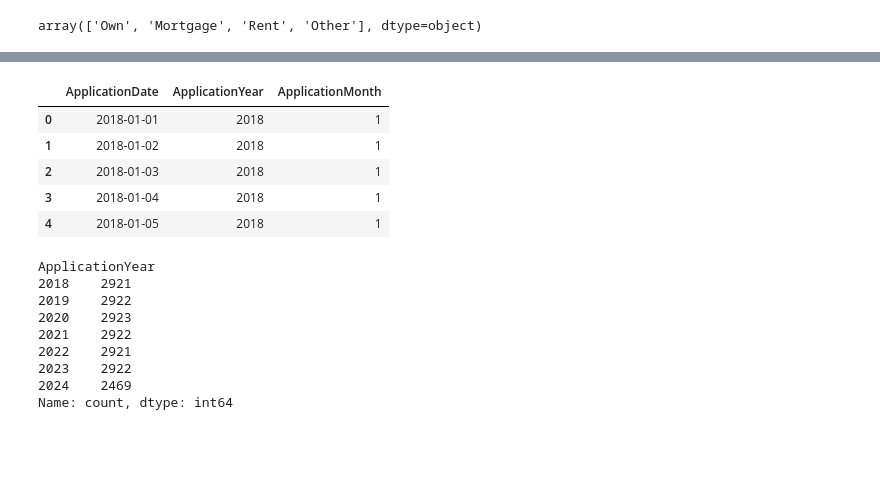
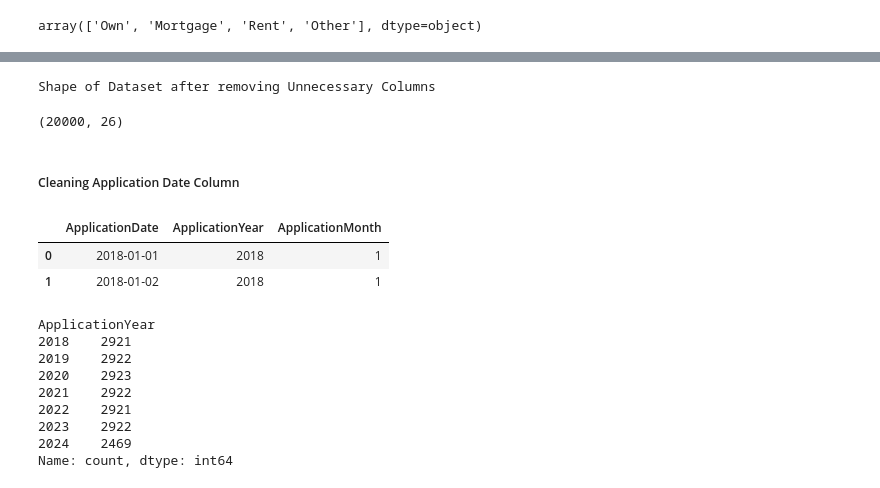
Before and after one commit to GauriR011/Financial-Risk-for-Loan-Approval, a Jupyter notebook: code.ipynb, the cells around one changed output, grey strips where cells are left out. Drawn from its saved outputs; the diff is of its cells as text; code cells hidden in the pictures; blank space fills up the shorter version.

```diff
--- a/code.ipynb
+++ b/code.ipynb
@@ -87,7 +121,7 @@ df['Monthly_LoanToIncomeRatio'] = df['MonthlyLoanPayment']/df['MonthlyIncome']
 # %%
 # Dropping unnecessary columns
 df.drop(columns=[
-    'TotalDebtToIncomeRatio'
+    'TotalDebtToIncomeRatio',
     'AnnualIncome',
     'LoanAmount',
     'LoanDuration',
@@ -99,6 +133,14 @@ df.drop(columns=[
     'TotalAssets',
     'TotalLiabilities'
     ], axis=1, inplace=True)
+# %%
+print("Shape of Dataset after removing Unnecessary Columns")
+df.shape
+# %% [output]
+Shape of Dataset after removing Unnecessary Columns
+(20000, 26)
+# %% [markdown]
+##### Cleaning Application Date Column
 # %%
 # Converting the date column to datetime
 df['ApplicationDate'] = pd.to_datetime(df['ApplicationDate'])
@@ -107,14 +149,11 @@ df['ApplicationDate'] = pd.to_datetime(df['ApplicationDate'])
 df['ApplicationYear'] = df['ApplicationDate'].dt.year
 df['ApplicationMonth'] = df['ApplicationDate'].dt.month
 # %%
-df[['ApplicationDate', 'ApplicationYear', 'ApplicationMonth']].head()
+df[['ApplicationDate', 'ApplicationYear', 'ApplicationMonth']].head(2)
 # %% [output]
 |  | ApplicationDate | ApplicationYear | ApplicationMonth |
 | 0 | 2018-01-01 | 2018 | 1 |
 | 1 | 2018-01-02 | 2018 | 1 |
-| 2 | 2018-01-03 | 2018 | 1 |
-| 3 | 2018-01-04 | 2018 | 1 |
-| 4 | 2018-01-05 | 2018 | 1 |
 # %%
 # Revising the Application date column
 # df = df[~df['ApplicationYear'].isin([2067, 2068, 2069, 2070, 2071, 2072])]
```
Also changed, not shown: parts of 55 cells of this notebook.
